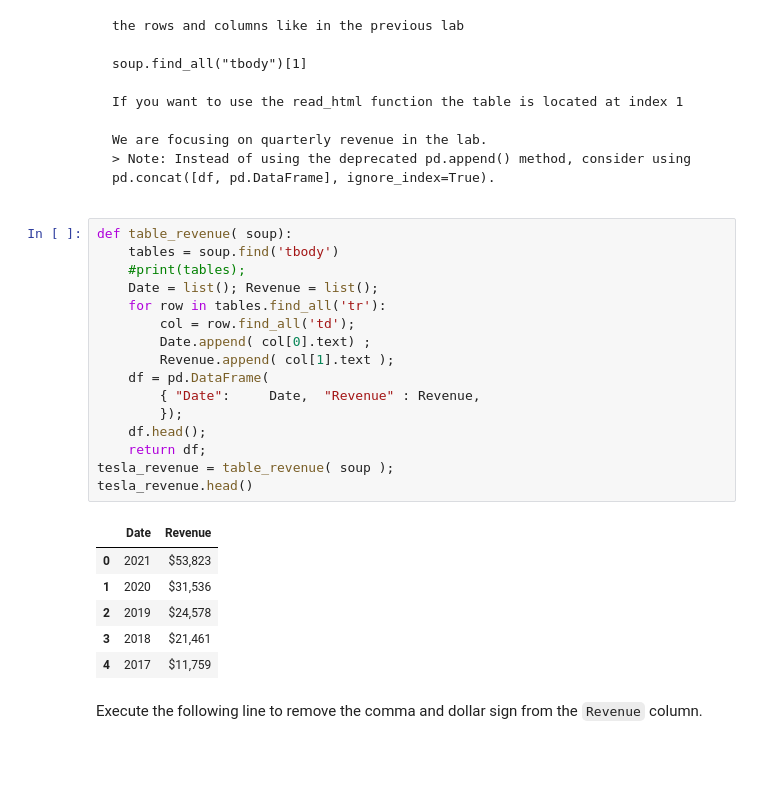
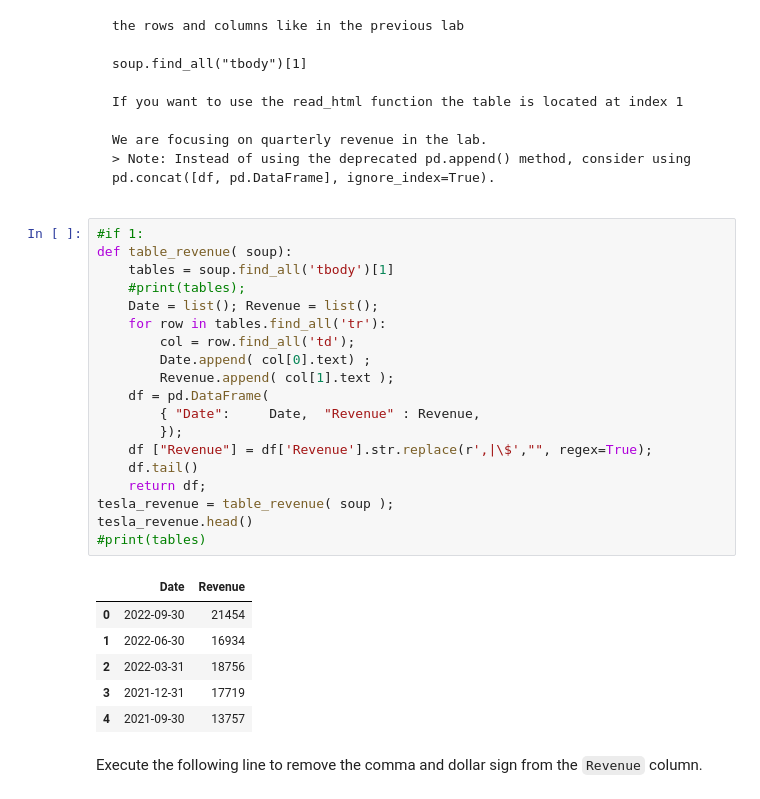
Before and after one commit to cfddacsir/coursera_ds, a Jupyter notebook: Course05/C05Assignment_Collins.ipynb, the cells around one changed output. Saved outputs shown, nothing was run; the diff lists cells and outputs as text; folded sections open; blank space fills up the shorter version.

```diff
--- a/Course05/C05Assignment_Collins.ipynb
+++ b/Course05/C05Assignment_Collins.ipynb
@@ -181,28 +174,31 @@ We are focusing on quarterly revenue in the lab.
 
 </details>
 # %%
+#if 1:
 def table_revenue( soup):
-    tables = soup.find('tbody')
+    tables = soup.find_all('tbody')[1]
     #print(tables);
     Date = list(); Revenue = list();
     for row in tables.find_all('tr'):
         col = row.find_all('td');
         Date.append( col[0].text) ;
         Revenue.append( col[1].text );
     df = pd.DataFrame(
         { "Date":     Date,  "Revenue" : Revenue,
         });
-    df.head();
+    df ["Revenue"] = df['Revenue'].str.replace(r',|\$',"", regex=True);
+    df.tail()
     return df;
 tesla_revenue = table_revenue( soup );
 tesla_revenue.head()
+#print(tables)
 # %% [output]
 |  | Date | Revenue |
-| 0 | 2021 | $53,823 |
-| 1 | 2020 | $31,536 |
-| 2 | 2019 | $24,578 |
-| 3 | 2018 | $21,461 |
-| 4 | 2017 | $11,759 |
+| 0 | 2022-09-30 | 21454 |
+| 1 | 2022-06-30 | 16934 |
+| 2 | 2022-03-31 | 18756 |
+| 3 | 2021-12-31 | 17719 |
+| 4 | 2021-09-30 | 13757 |
 # %% [markdown]
 Execute the following line to remove the comma and dollar sign from the `Revenue` column.
 # %%
```
Also changed, not shown: parts of 10 cells of this notebook, 7 other files.
